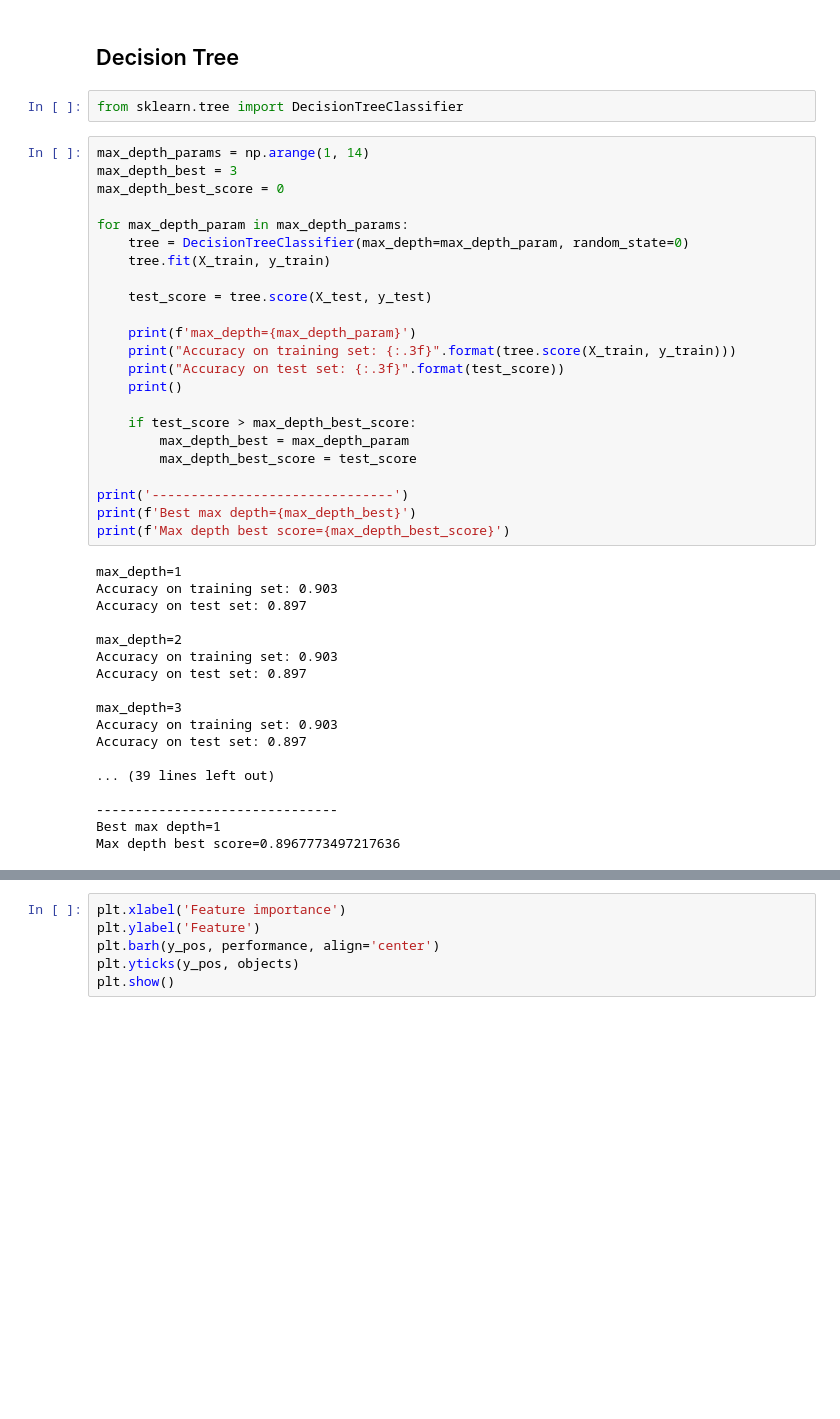
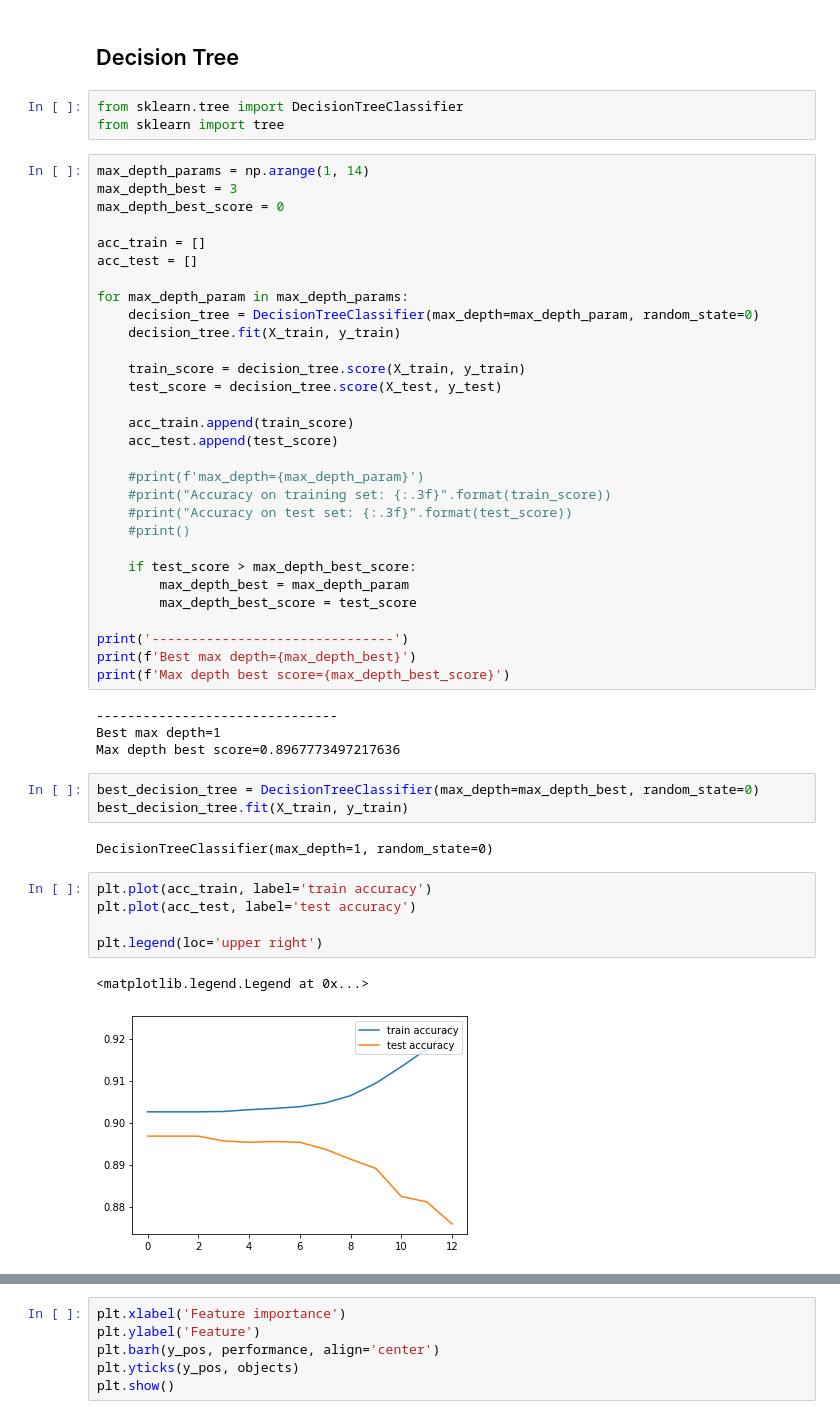
Before and after one commit to JQB26/ML-industry-4.0, a Jupyter notebook: main.ipynb, the cells around one changed output, grey strips where cells are left out. Saved outputs shown, nothing was run; the diff lists cells and outputs as text; blank space fills up the shorter version.

```diff
--- a/main.ipynb
+++ b/main.ipynb
@@ -124,21 +133,29 @@ plt.show()
 ## Decision Tree
 # %%
 from sklearn.tree import DecisionTreeClassifier
+from sklearn import tree
 # %%
 max_depth_params = np.arange(1, 14)
 max_depth_best = 3
 max_depth_best_score = 0
 
+acc_train = []
+acc_test = []
+
 for max_depth_param in max_depth_params:
-    tree = DecisionTreeClassifier(max_depth=max_depth_param, random_state=0)
-    tree.fit(X_train, y_train)
+    decision_tree = DecisionTreeClassifier(max_depth=max_depth_param, random_state=0)
+    decision_tree.fit(X_train, y_train)
 
-    test_score = tree.score(X_test, y_test)
+    train_score = decision_tree.score(X_train, y_train)
+    test_score = decision_tree.score(X_test, y_test)
 
-    print(f'max_depth={max_depth_param}')
-    print("Accuracy on training set: {:.3f}".format(tree.score(X_train, y_train)))
-    print("Accuracy on test set: {:.3f}".format(test_score))
-    print()
+    acc_train.append(train_score)
+    acc_test.append(test_score)
+
+    #print(f'max_depth={max_depth_param}')
+    #print("Accuracy on training set: {:.3f}".format(train_score))
+    #print("Accuracy on test set: {:.3f}".format(test_score))
+    #print()
 
     if test_score > max_depth_best_score:
         max_depth_best = max_depth_param
@@ -148,23 +165,22 @@ print('-------------------------------')
 print(f'Best max depth={max_depth_best}')
 print(f'Max depth best score={max_depth_best_score}')
 # %% [output]
-max_depth=1
-Accuracy on training set: 0.903
-Accuracy on test set: 0.897
-
-max_depth=2
-Accuracy on training set: 0.903
-Accuracy on test set: 0.897
-
-max_depth=3
-Accuracy on training set: 0.903
-Accuracy on test set: 0.897
-
-... (39 lines left out)
-
 -------------------------------
 Best max depth=1
 Max depth best score=0.8967773497217636
+# %%
+best_decision_tree = DecisionTreeClassifier(max_depth=max_depth_best, random_state=0)
+best_decision_tree.fit(X_train, y_train)
+# %% [output]
+DecisionTreeClassifier(max_depth=1, random_state=0)
+# %%
+plt.plot(acc_train, label='train accuracy')
+plt.plot(acc_test, label='test accuracy')
+
+plt.legend(loc='upper right')
+# %% [output]
+<matplotlib.legend.Legend at 0x...>
+[figure, added]
 # %%
 objects = list(df.drop(['zamkniete_przez_covid'], axis=1).columns)
 
```
Also changed, not shown: parts of 31 cells of this notebook, 1 other file.
